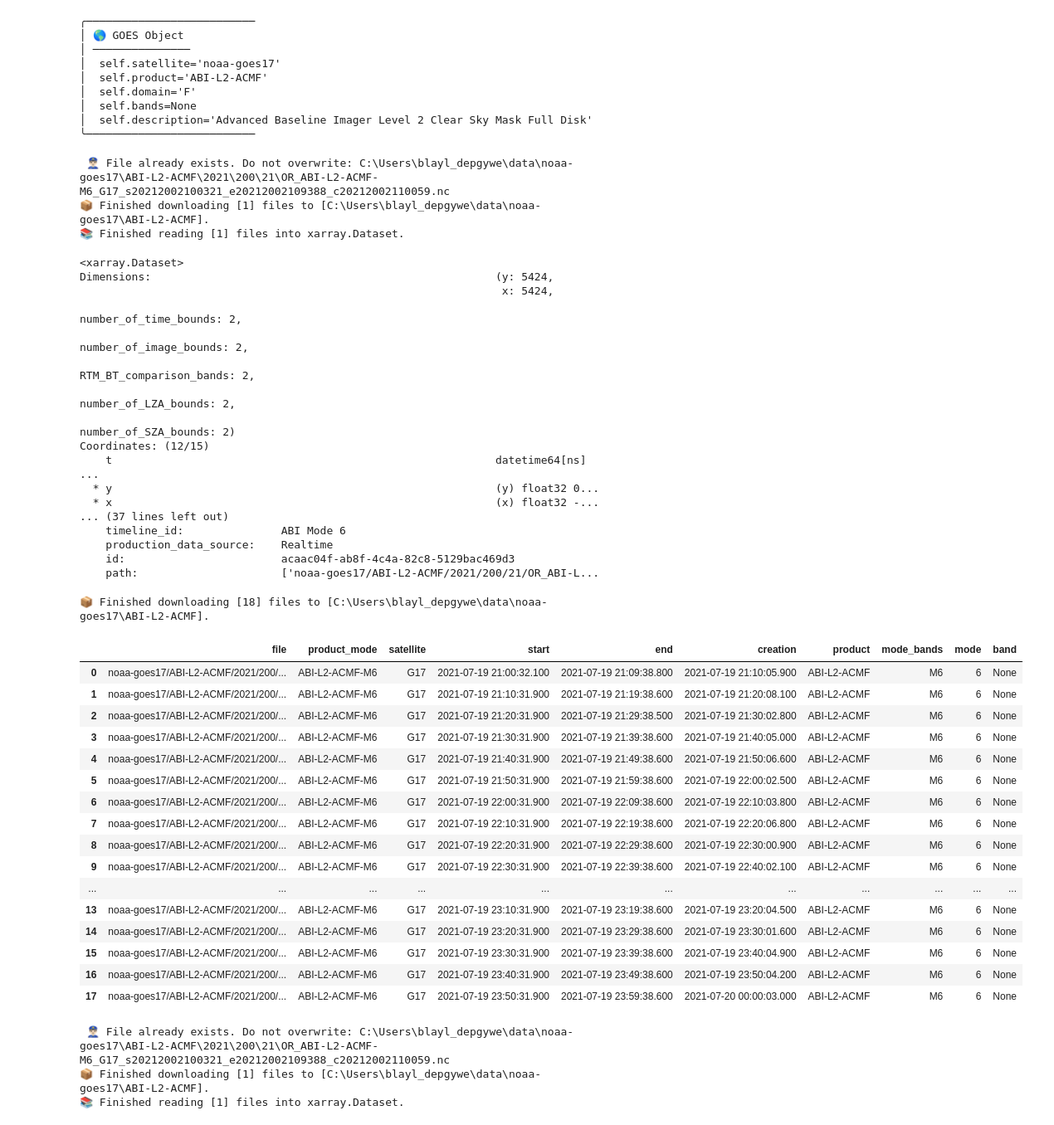
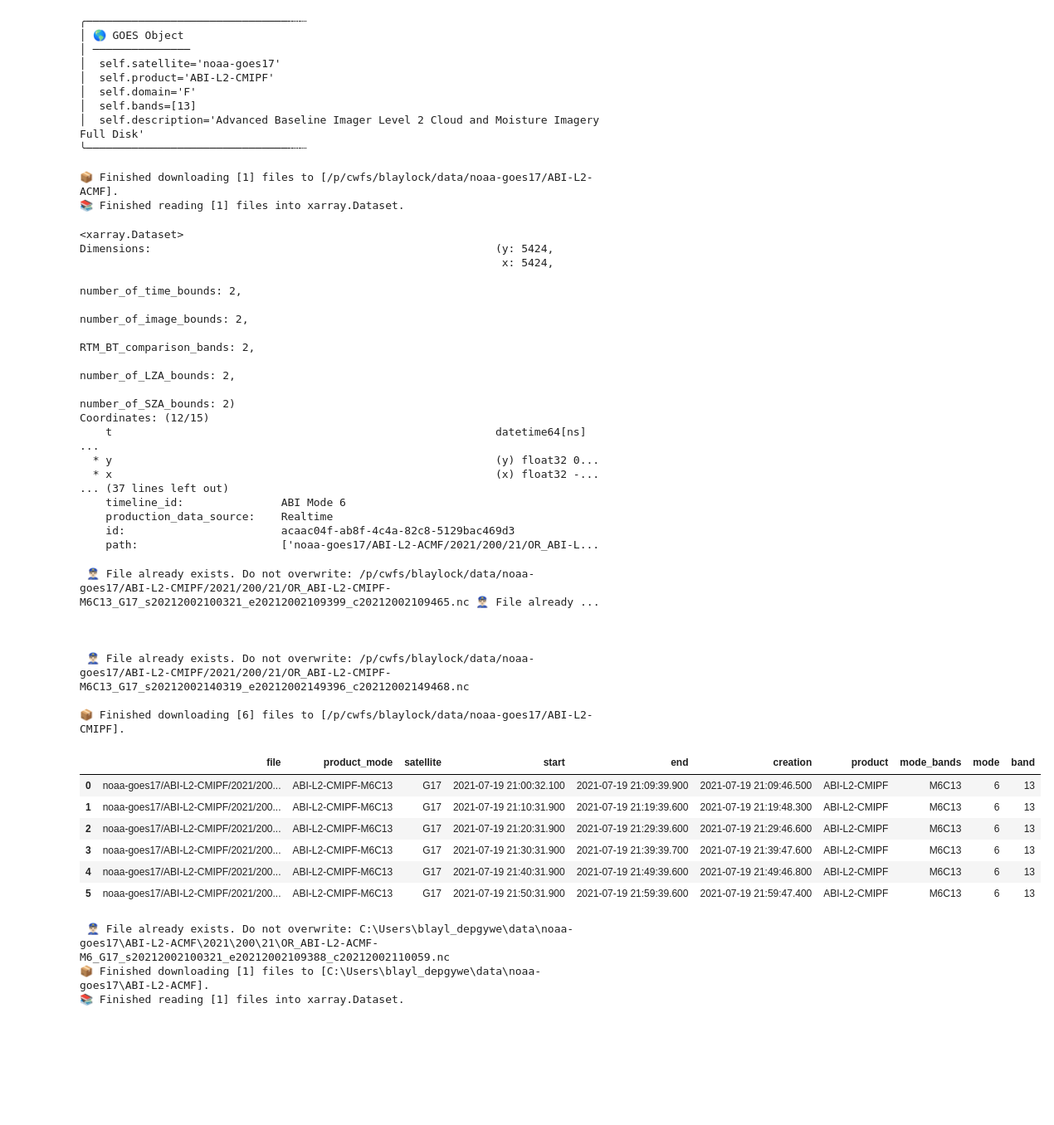
Before and after one commit to blaylockbk/goes2go, a Jupyter notebook: working_on_new_GOES_class.ipynb, the cells around one changed output. Shown: that part at 83% size. Cells and saved outputs as stored; diff of their text form; code cells hidden in the pictures; blank space fills up the shorter version.

```diff
--- a/working_on_new_GOES_class.ipynb
+++ b/working_on_new_GOES_class.ipynb
@@ -3,21 +5,20 @@ from goes2go import GOES
 # %%
-G = GOES(satellite=17, product='ABI-L2-ACM', domain='F')
+G = GOES(satellite=17, product='ABI-L2-CMIP', domain='F', bands=[13])
 G
 # %% [output]
-╭──────────────────────────
+╭───────────────────────────────╌┄┈
 │ 🌎 GOES Object
 │ ───────────────
 │  self.satellite='noaa-goes17'
-│  self.product='ABI-L2-ACMF'
+│  self.product='ABI-L2-CMIPF'
 │  self.domain='F'
-│  self.bands=None
-│  self.description='Advanced Baseline Imager Level 2 Clear Sky Mask Full Disk'
-╰──────────────────────────
+│  self.bands=[13]
+│  self.description='Advanced Baseline Imager Level 2 Cloud and Moisture Imagery Full Disk'
+╰───────────────────────────────╌┄┈
 # %%
 G.nearesttime('2021-07-19 21:00:00')
 # %% [output]
- 👮🏻‍♂️ File already exists. Do not overwrite: C:\Users\blayl_depgywe\data\noaa-goes17\ABI-L2-ACMF\2021\200\21\OR_ABI-L2-ACMF-M6_G17_s20212002100321_e20212002109388_c20212002110059.nc
-📦 Finished downloading [1] files to [C:\Users\blayl_depgywe\data\noaa-goes17\ABI-L2-ACMF].
+📦 Finished downloading [1] files to [/p/cwfs/blaylock/data/noaa-goes17/ABI-L2-ACMF].
 📚 Finished reading [1] files into xarray.Dataset.
 <xarray.Dataset>
 Dimensions:                                                     (y: 5424,
@@ -37,26 +38,22 @@ Coordinates: (12/15)
     id:                        acaac04f-ab8f-4c4a-82c8-5129bac469d3
     path:                      ['noaa-goes17/ABI-L2-ACMF/2021/200/21/OR_ABI-L...
 # %%
-G.timerange('2021-07-19 21:00', '2021-07-20 00:00')
+G.timerange(start='2021-07-19 21:00', end='2021-07-19 22:00')
 # %% [output]
-📦 Finished downloading [18] files to [C:\Users\blayl_depgywe\data\noaa-goes17\ABI-L2-ACMF].
+ 👮🏻‍♂️ File already exists. Do not overwrite: /p/cwfs/blaylock/data/noaa-goes17/ABI-L2-CMIPF/2021/200/21/OR_ABI-L2-CMIPF-M6C13_G17_s20212002100321_e20212002109399_c20212002109465.nc 👮🏻‍♂️ File already ...
+
+
+
+ 👮🏻‍♂️ File already exists. Do not overwrite: /p/cwfs/blaylock/data/noaa-goes17/ABI-L2-CMIPF/2021/200/21/OR_ABI-L2-CMIPF-M6C13_G17_s20212002140319_e20212002149396_c20212002149468.nc
+
+📦 Finished downloading [6] files to [/p/cwfs/blaylock/data/noaa-goes17/ABI-L2-CMIPF].
 |  | file | product_mode | satellite | start | end | creation | product | mode_bands | mode | band |
-| 0 | noaa-goes17/ABI-L2-ACMF/2021/200/... | ABI-L2-ACMF-M6 | G17 | 2021-07-19 21:00:32.100 | 2021-07-19 21:09:38.800 | 2021-07-19 21:10:05.900 | ABI-L2-ACMF | M6 | 6 | None |
-| 1 | noaa-goes17/ABI-L2-ACMF/2021/200/... | ABI-L2-ACMF-M6 | G17 | 2021-07-19 21:10:31.900 | 2021-07-19 21:19:38.600 | 2021-07-19 21:20:08.100 | ABI-L2-ACMF | M6 | 6 | None |
-| 2 | noaa-goes17/ABI-L2-ACMF/2021/200/... | ABI-L2-ACMF-M6 | G17 | 2021-07-19 21:20:31.900 | 2021-07-19 21:29:38.500 | 2021-07-19 21:30:02.800 | ABI-L2-ACMF | M6 | 6 | None |
-| 3 | noaa-goes17/ABI-L2-ACMF/2021/200/... | ABI-L2-ACMF-M6 | G17 | 2021-07-19 21:30:31.900 | 2021-07-19 21:39:38.600 | 2021-07-19 21:40:05.000 | ABI-L2-ACMF | M6 | 6 | None |
-| 4 | noaa-goes17/ABI-L2-ACMF/2021/200/... | ABI-L2-ACMF-M6 | G17 | 2021-07-19 21:40:31.900 | 2021-07-19 21:49:38.600 | 2021-07-19 21:50:06.600 | ABI-L2-ACMF | M6 | 6 | None |
-| 5 | noaa-goes17/ABI-L2-ACMF/2021/200/... | ABI-L2-ACMF-M6 | G17 | 2021-07-19 21:50:31.900 | 2021-07-19 21:59:38.600 | 2021-07-19 22:00:02.500 | ABI-L2-ACMF | M6 | 6 | None |
-| 6 | noaa-goes17/ABI-L2-ACMF/2021/200/... | ABI-L2-ACMF-M6 | G17 | 2021-07-19 22:00:31.900 | 2021-07-19 22:09:38.600 | 2021-07-19 22:10:03.800 | ABI-L2-ACMF | M6 | 6 | None |
-| 7 | noaa-goes17/ABI-L2-ACMF/2021/200/... | ABI-L2-ACMF-M6 | G17 | 2021-07-19 22:10:31.900 | 2021-07-19 22:19:38.600 | 2021-07-19 22:20:06.800 | ABI-L2-ACMF | M6 | 6 | None |
-| 8 | noaa-goes17/ABI-L2-ACMF/2021/200/... | ABI-L2-ACMF-M6 | G17 | 2021-07-19 22:20:31.900 | 2021-07-19 22:29:38.600 | 2021-07-19 22:30:00.900 | ABI-L2-ACMF | M6 | 6 | None |
-| 9 | noaa-goes17/ABI-L2-ACMF/2021/200/... | ABI-L2-ACMF-M6 | G17 | 2021-07-19 22:30:31.900 | 2021-07-19 22:39:38.600 | 2021-07-19 22:40:02.100 | ABI-L2-ACMF | M6 | 6 | None |
-| ... | ... | ... | ... | ... | ... | ... | ... | ... | ... | ... |
-| 13 | noaa-goes17/ABI-L2-ACMF/2021/200/... | ABI-L2-ACMF-M6 | G17 | 2021-07-19 23:10:31.900 | 2021-07-19 23:19:38.600 | 2021-07-19 23:20:04.500 | ABI-L2-ACMF | M6 | 6 | None |
-| 14 | noaa-goes17/ABI-L2-ACMF/2021/200/... | ABI-L2-ACMF-M6 | G17 | 2021-07-19 23:20:31.900 | 2021-07-19 23:29:38.600 | 2021-07-19 23:30:01.600 | ABI-L2-ACMF | M6 | 6 | None |
-| 15 | noaa-goes17/ABI-L2-ACMF/2021/200/... | ABI-L2-ACMF-M6 | G17 | 2021-07-19 23:30:31.900 | 2021-07-19 23:39:38.600 | 2021-07-19 23:40:04.900 | ABI-L2-ACMF | M6 | 6 | None |
-| 16 | noaa-goes17/ABI-L2-ACMF/2021/200/... | ABI-L2-ACMF-M6 | G17 | 2021-07-19 23:40:31.900 | 2021-07-19 23:49:38.600 | 2021-07-19 23:50:04.200 | ABI-L2-ACMF | M6 | 6 | None |
-| 17 | noaa-goes17/ABI-L2-ACMF/2021/200/... | ABI-L2-ACMF-M6 | G17 | 2021-07-19 23:50:31.900 | 2021-07-19 23:59:38.600 | 2021-07-20 00:00:03.000 | ABI-L2-ACMF | M6 | 6 | None |
+| 0 | noaa-goes17/ABI-L2-CMIPF/2021/200... | ABI-L2-CMIPF-M6C13 | G17 | 2021-07-19 21:00:32.100 | 2021-07-19 21:09:39.900 | 2021-07-19 21:09:46.500 | ABI-L2-CMIPF | M6C13 | 6 | 13 |
+| 1 | noaa-goes17/ABI-L2-CMIPF/2021/200... | ABI-L2-CMIPF-M6C13 | G17 | 2021-07-19 21:10:31.900 | 2021-07-19 21:19:39.600 | 2021-07-19 21:19:48.300 | ABI-L2-CMIPF | M6C13 | 6 | 13 |
+| 2 | noaa-goes17/ABI-L2-CMIPF/2021/200... | ABI-L2-CMIPF-M6C13 | G17 | 2021-07-19 21:20:31.900 | 2021-07-19 21:29:39.600 | 2021-07-19 21:29:46.600 | ABI-L2-CMIPF | M6C13 | 6 | 13 |
+| 3 | noaa-goes17/ABI-L2-CMIPF/2021/200... | ABI-L2-CMIPF-M6C13 | G17 | 2021-07-19 21:30:31.900 | 2021-07-19 21:39:39.700 | 2021-07-19 21:39:47.600 | ABI-L2-CMIPF | M6C13 | 6 | 13 |
+| 4 | noaa-goes17/ABI-L2-CMIPF/2021/200... | ABI-L2-CMIPF-M6C13 | G17 | 2021-07-19 21:40:31.900 | 2021-07-19 21:49:39.600 | 2021-07-19 21:49:46.800 | ABI-L2-CMIPF | M6C13 | 6 | 13 |
+| 5 | noaa-goes17/ABI-L2-CMIPF/2021/200... | ABI-L2-CMIPF-M6C13 | G17 | 2021-07-19 21:50:31.900 | 2021-07-19 21:59:39.600 | 2021-07-19 21:59:47.400 | ABI-L2-CMIPF | M6C13 | 6 | 13 |
 # %%
 # Read a file with xarray
 G.nearesttime('2021-07-19 21:00:00')
```
Also changed, not shown: parts of 6 cells of this notebook, 1 other file.
